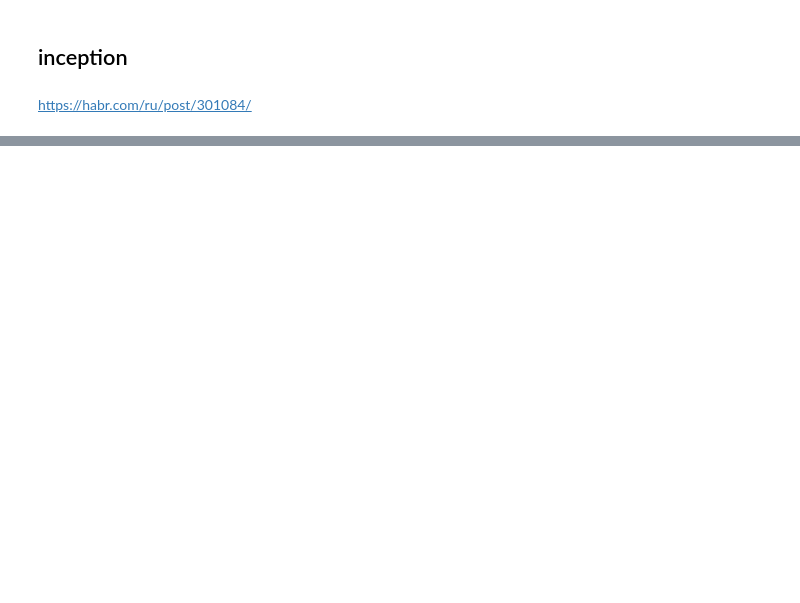
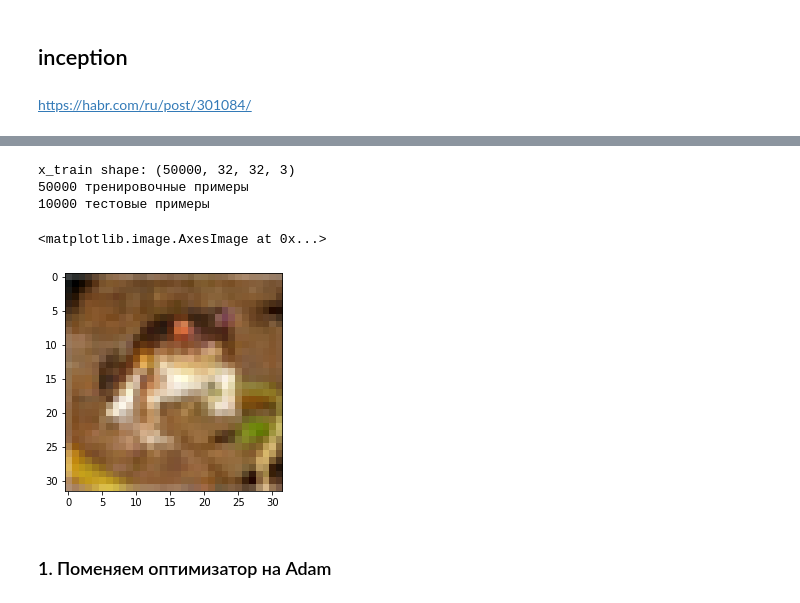
Before and after one commit to hildar/intro-nn, a Jupyter notebook: L4 CNN/Lesson_4.ipynb, the cells around one changed output, grey strips where cells are left out. Cells and saved outputs as stored; diff of their text form; code cells hidden in the pictures; blank space fills up the shorter version.

```diff
--- a/L4 CNN/Lesson_4.ipynb
+++ b/L4 CNN/Lesson_4.ipynb
@@ -545,0 +574,19 @@ ________________________________________________________________________________
+# %%
+# разделение тренировочной и тестовой выборки
+(x_train, y_train), (x_test, y_test) = cifar10.load_data()
+print('x_train shape:', x_train.shape)
+print(x_train.shape[0], 'тренировочные примеры')
+print(x_test.shape[0], 'тестовые примеры')
+# %% [output]
+x_train shape: (50000, 32, 32, 3)
+50000 тренировочные примеры
+10000 тестовые примеры
+# %%
+# преобразование матрицы чисел 0-9 в бинарную матрицу чисел 0-1
+y_train = keras.utils.to_categorical(y_train, num_classes)
+y_test = keras.utils.to_categorical(y_test, num_classes)
+
+x_train = x_train.astype('float32')
+x_test = x_test.astype('float32')
+x_train /= 255
+x_test /= 255
@@ -545,0 +598,5 @@ ________________________________________________________________________________
+# %%
+plt.imshow(x_train[0])
+# %% [output]
+<matplotlib.image.AxesImage at 0x...>
+[figure, added]
@@ -545,0 +638,2 @@ ________________________________________________________________________________
+# %% [markdown]
+### 1. Поменяем оптимизатор на Adam
```
Also changed, not shown: parts of 55 cells of this notebook.
